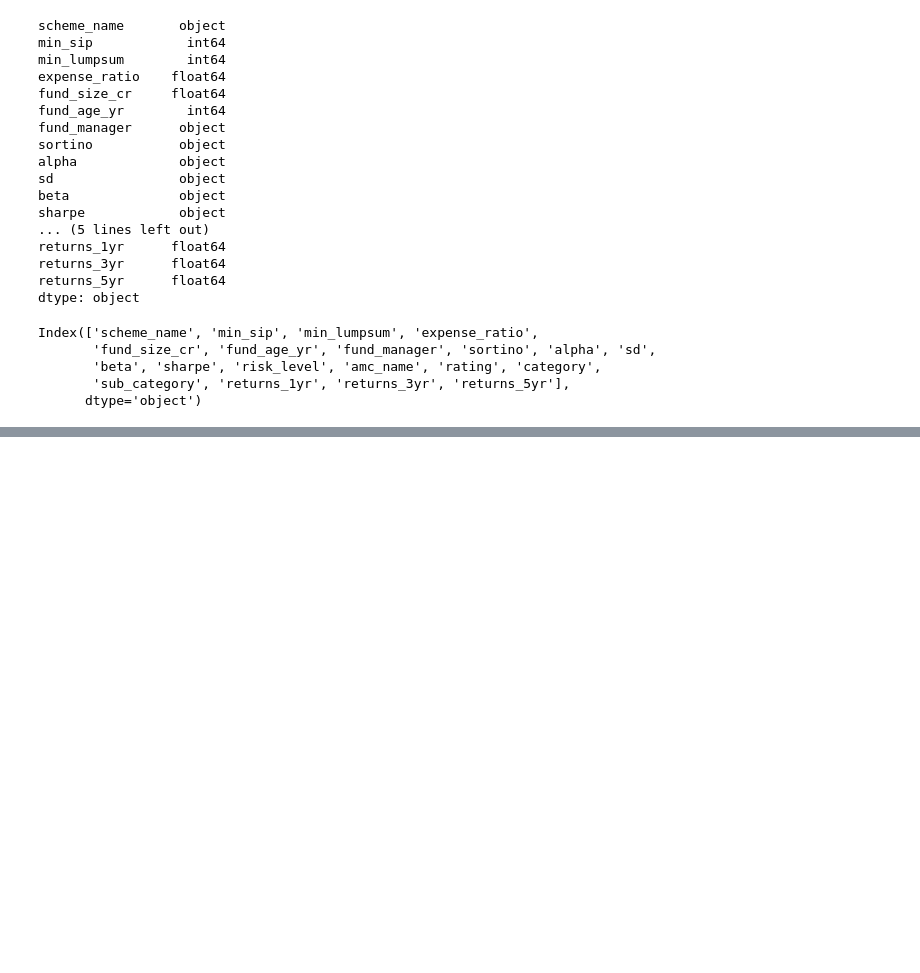
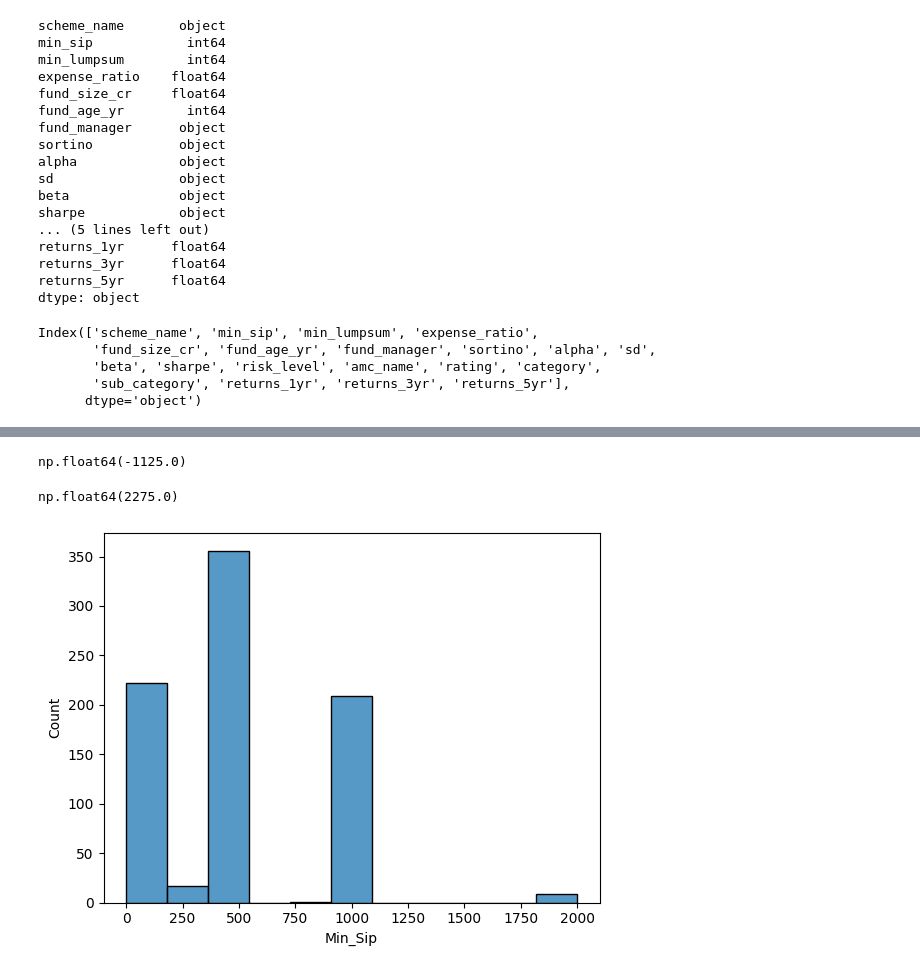
Before and after one commit to Zuhebkhan10/Mutual-Funds_Analysis, a Jupyter notebook: mutual-funds_analysis.ipynb, the cells around one changed output, grey strips where cells are left out. Drawn from its saved outputs; the diff is of its cells as text; code cells hidden in the pictures; blank space fills up the shorter version.

Commit message:
Complete the analysis scheme_name and min_SIP column

```diff
--- a/mutual-funds_analysis.ipynb
+++ b/mutual-funds_analysis.ipynb
@@ -51,0 +129,6 @@ Index(['scheme_name', 'min_sip', 'min_lumpsum', 'expense_ratio',
+# %%
+# Change the columns format
+df['scheme_name']= df['scheme_name'].str.strip()
+df['scheme_name'] = df['scheme_name'].str.capitalize()
+df['scheme_name'] = df['scheme_name'].str.title()
+df['scheme_name']
@@ -51,0 +148,4 @@ Index(['scheme_name', 'min_sip', 'min_lumpsum', 'expense_ratio',
+# %%
+ # Change the columns format
+df.columns=df.columns.str.title()
+df.columns
@@ -51,0 +158,3 @@ Index(['scheme_name', 'min_sip', 'min_lumpsum', 'expense_ratio',
+# %%
+df.columns = df.columns.str.strip()
+df.head()
@@ -51,0 +230,23 @@ Index(['scheme_name', 'min_sip', 'min_lumpsum', 'expense_ratio',
+# %%
+# Check the outlier detection
+q1=df['Min_Sip'].quantile(0.25)
+q3=df['Min_Sip'].quantile(0.75)
+iqr=q3-q1
+
+lower_limit=150-(1.5*iqr)
+lower_limit
+# %% [output]
+np.float64(-1125.0)
+# %%
+upper_limit=1000+(1.5*iqr)
+upper_limit
+
+# There is no Outliers, if there  max and min value in range of upper_limit and lower_limit ther is no outliers.
+# %% [output]
+np.float64(2275.0)
+# %%
+# check the distribution of data
+sns.histplot(df['Min_Sip'])
+plt.show()
+# %% [output]
+[figure, added]
```
Also changed, not shown: parts of 26 cells of this notebook.
